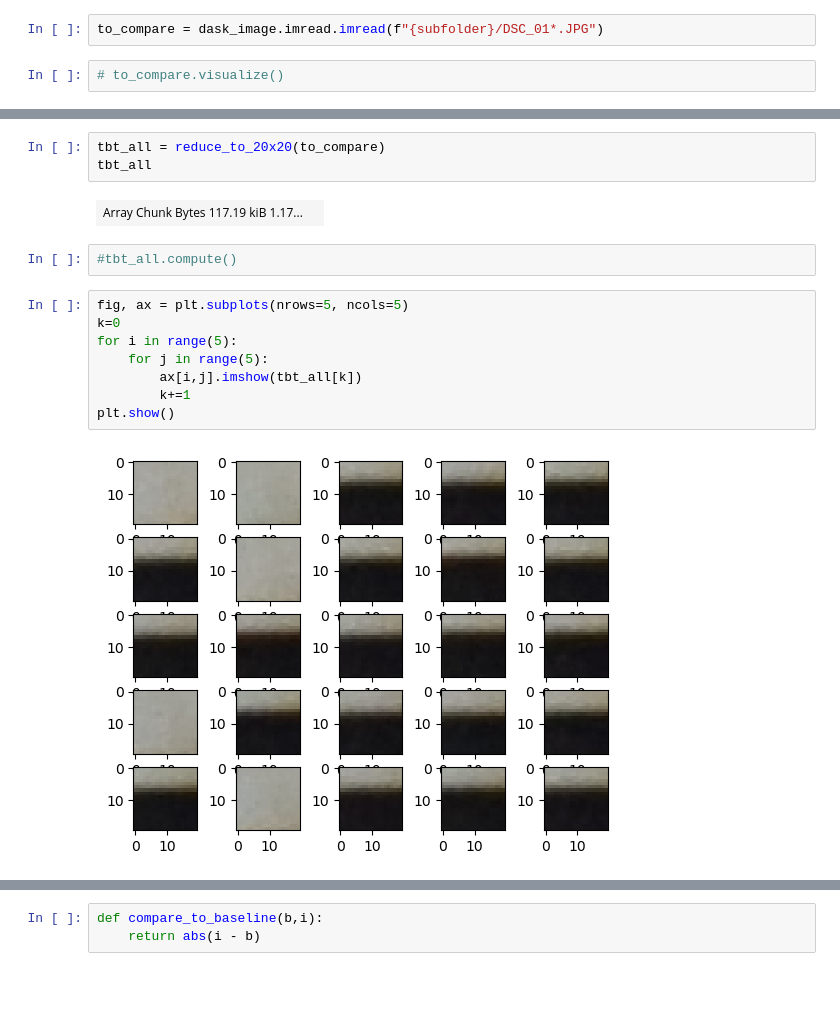
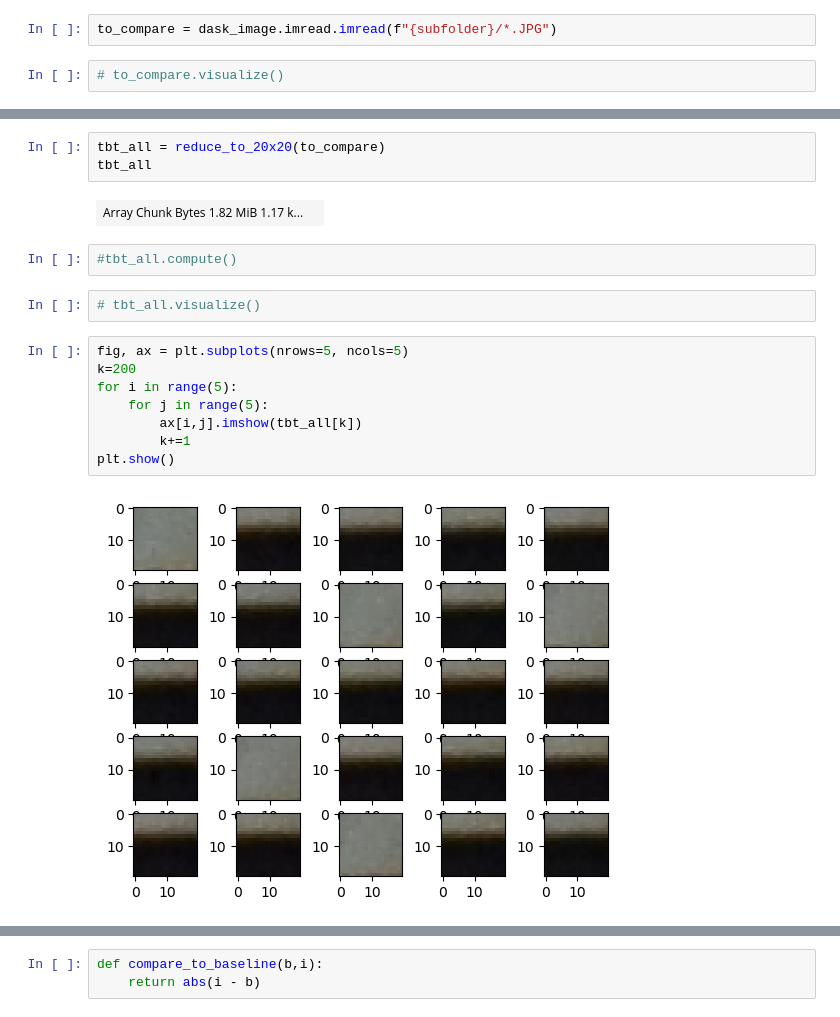
Before and after one commit to davedavemckay/timelapse-homogenise, a Jupyter notebook: imcomp.ipynb, the cells around one changed output, grey strips where cells are left out. Cells and saved outputs as stored; diff of their text form; blank space fills up the shorter version.

```diff
--- a/imcomp.ipynb
+++ b/imcomp.ipynb
@@ -116,7 +157,7 @@ plt.imshow(tbt[0])
 <matplotlib.image.AxesImage at 0x...>
 [figure]
 # %%
-to_compare = dask_image.imread.imread(f"{subfolder}/DSC_01*.JPG")
+to_compare = dask_image.imread.imread(f"{subfolder}/*.JPG")
 # %%
 # to_compare.visualize()
 # %%
@@ -136,16 +177,18 @@ plt.show()
 tbt_all = reduce_to_20x20(to_compare)
 tbt_all
 # %% [output]
-| Array Chunk Bytes 117.19 kiB 1.17... |  |
+| Array Chunk Bytes 1.82 MiB 1.17 k... |  |
 # %%
 #tbt_all.compute()
+# %%
+# tbt_all.visualize()
 # %%
 fig, ax = plt.subplots(nrows=5, ncols=5)
-k=0
+k=200
 for i in range(5):
     for j in range(5):
         ax[i,j].imshow(tbt_all[k])
         k+=1
 plt.show()
 # %% [output]
-[figure, old version]
+[figure, new version]
```
Also changed, not shown: parts of 17 cells of this notebook.
